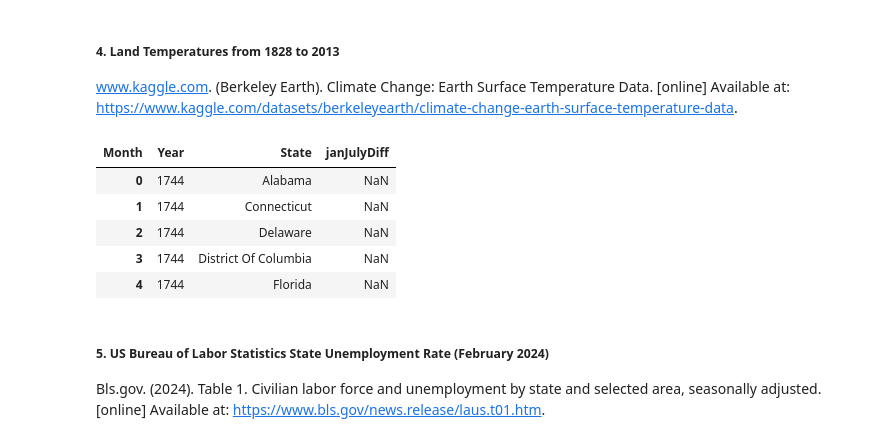
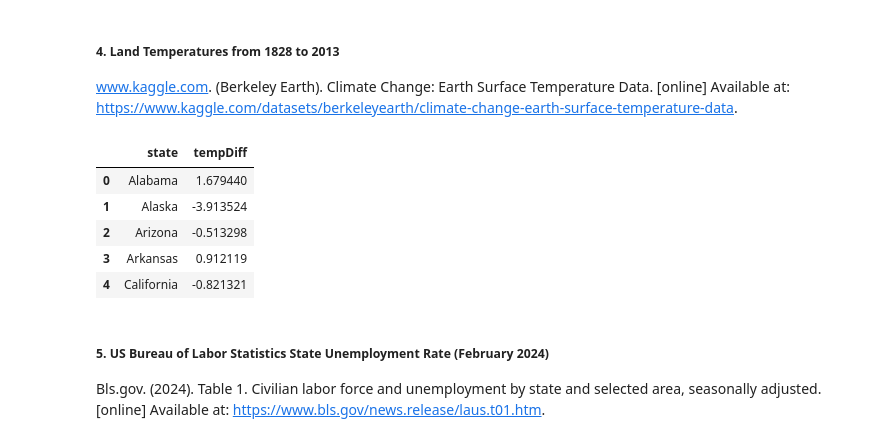
Before and after one commit to paulroconnor/UNFCCC-Econometric-Analysis, a Jupyter notebook: DataPreparation.ipynb, the cells around one changed output. Drawn from its saved outputs; the diff is of its cells as text; code cells hidden in the pictures.

```diff
--- a/DataPreparation.ipynb
+++ b/DataPreparation.ipynb
@@ -121,9 +121,0 @@ LandTemp['janJulyDiff'] = LandTemp['July'] - LandTemp['January']  # calculate Ju
-# %%
-LandTemp[['Year','State','janJulyDiff']].head()
-# %% [output]
-| Month | Year | State | janJulyDiff |
-| 0 | 1744 | Alabama | NaN |
-| 1 | 1744 | Connecticut | NaN |
-| 2 | 1744 | Delaware | NaN |
-| 3 | 1744 | District Of Columbia | NaN |
-| 4 | 1744 | Florida | NaN |
@@ -130,3 +131,12 @@ LandTemp[['Year','State','janJulyDiff']].head()
+# %%
+tempDiff.head()
+# %% [output]
+|  | state | tempDiff |
+| 0 | Alabama | 1.679440 |
+| 1 | Alaska | -3.913524 |
+| 2 | Arizona | -0.513298 |
+| 3 | Arkansas | 0.912119 |
+| 4 | California | -0.821321 |
 # %% [markdown]
 ##### 5. US Bureau of Labor Statistics State Unemployment Rate (February 2024)
 Bls.gov. (2024). Table 1. Civilian labor force and unemployment by state and selected area, seasonally adjusted. [online] Available at: https://www.bls.gov/news.release/laus.t01.htm.
```
Also changed, not shown: parts of 5 cells of this notebook.
